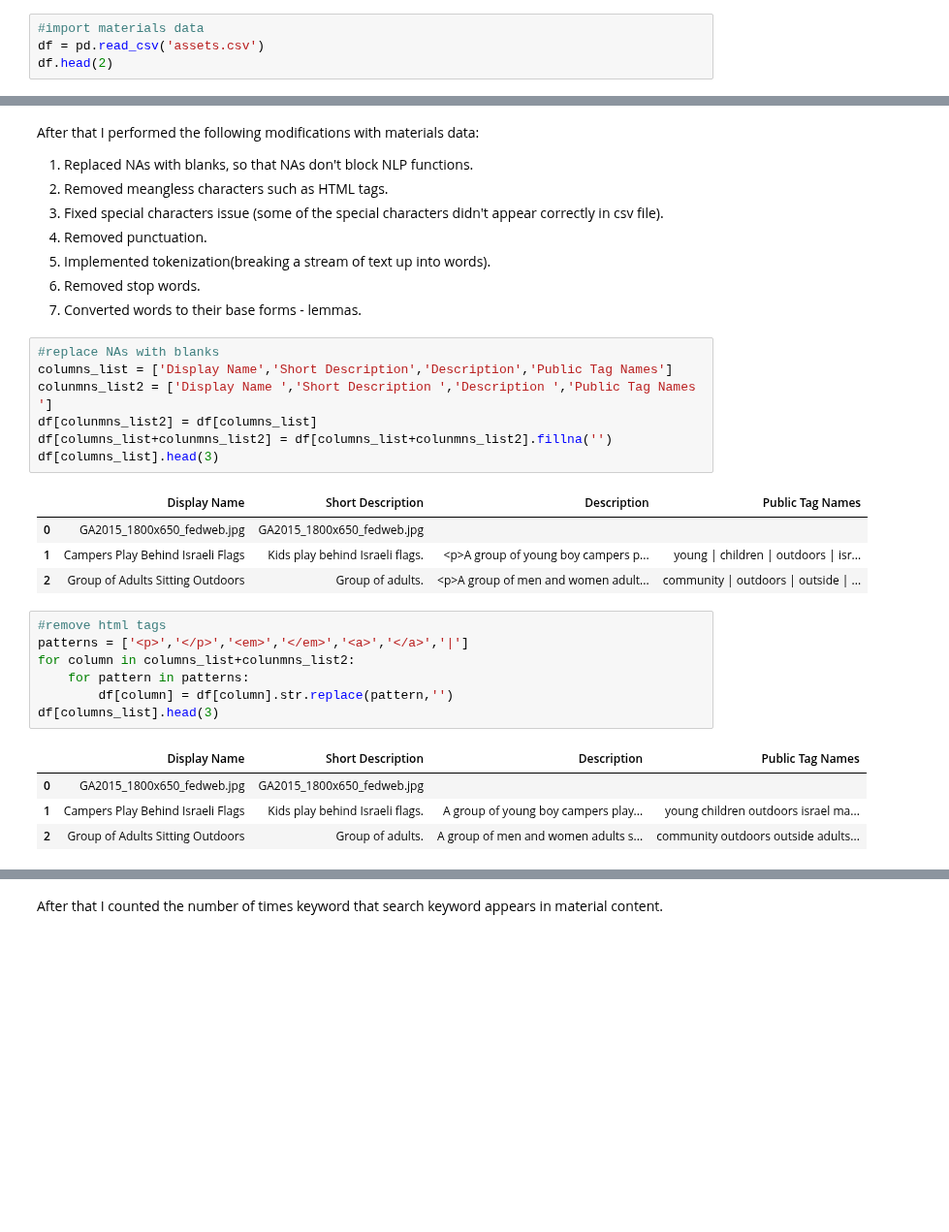
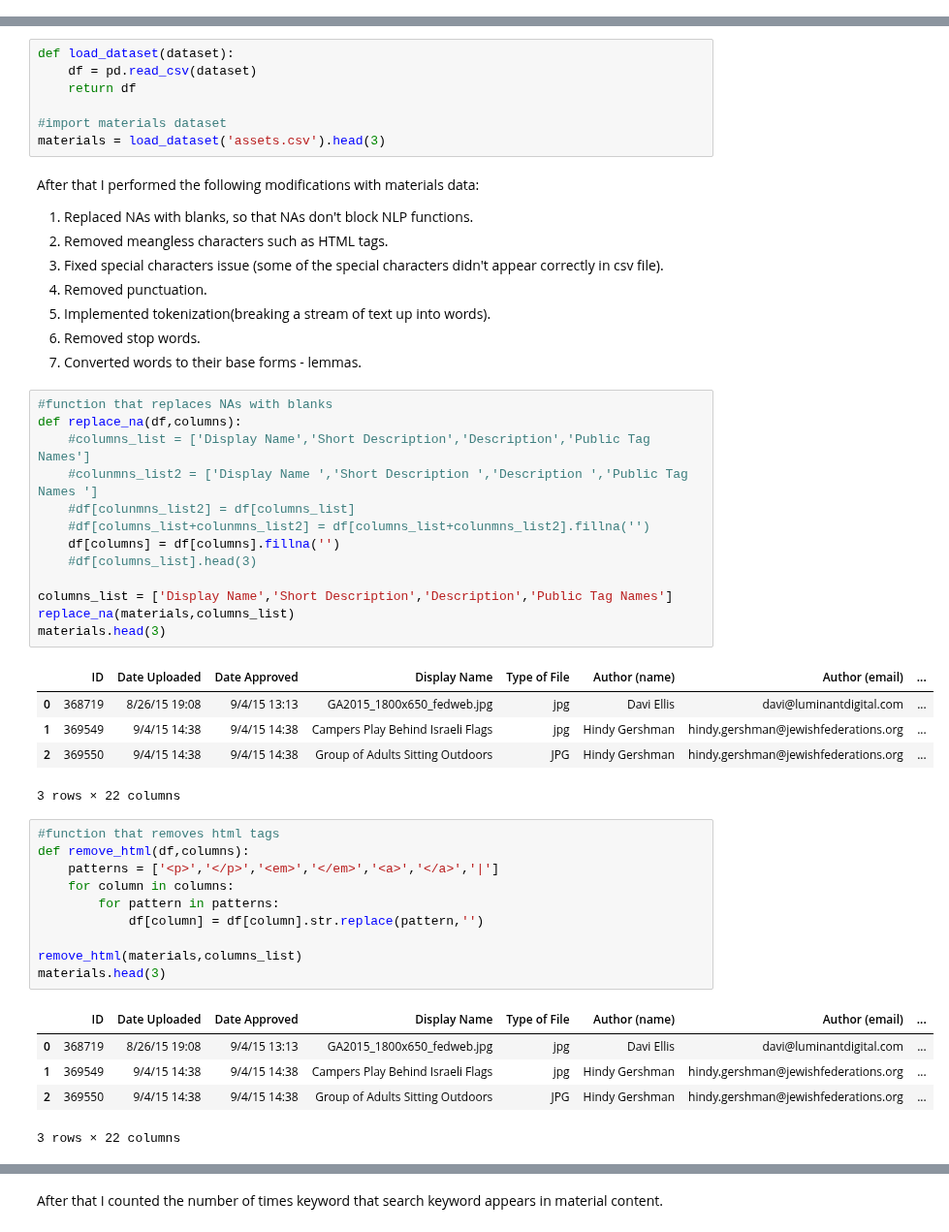
Before and after one commit to olga0503/DATA-620, a Jupyter notebook: Final_Project.ipynb, the cells around one changed output, grey strips where cells are left out. Shown at 97% size. Cells and saved outputs as stored; diff of their text form; blank space fills up the shorter version.

```diff
--- a/Final_Project.ipynb
+++ b/Final_Project.ipynb
@@ -34,4 +35,0 @@ First, I loaded materials data retrieved from DB.
-# %%
-#import materials data
-df = pd.read_csv('assets.csv')
-df.head(2)
@@ -43,3 +36,10 @@ df.head(2)
+# %%
+def load_dataset(dataset):
+    df = pd.read_csv(dataset)
+    return df
+
+#import materials dataset
+materials = load_dataset('assets.csv').head(3)
 # %% [markdown]
 After that I performed the following modifications with materials data:
 1. Replaced NAs with blanks, so that NAs don't block NLP functions.
@@ -50,27 +50,38 @@ After that I performed the following modifications with materials data:
 6. Removed stop words.
 7. Converted words to their base forms - lemmas.
 # %%
-#replace NAs with blanks
+#function that replaces NAs with blanks
+def replace_na(df,columns):
+    #columns_list = ['Display Name','Short Description','Description','Public Tag Names']
+    #colunmns_list2 = ['Display Name ','Short Description ','Description ','Public Tag Names ']
+    #df[colunmns_list2] = df[columns_list]
+    #df[columns_list+colunmns_list2] = df[columns_list+colunmns_list2].fillna('')
+    df[columns] = df[columns].fillna('')
+    #df[columns_list].head(3)
+
 columns_list = ['Display Name','Short Description','Description','Public Tag Names']
-colunmns_list2 = ['Display Name ','Short Description ','Description ','Public Tag Names ']
-df[colunmns_list2] = df[columns_list]
-df[columns_list+colunmns_list2] = df[columns_list+colunmns_list2].fillna('')
-df[columns_list].head(3)
+replace_na(materials,columns_list)
+materials.head(3)
 # %% [output]
-|  | Display Name | Short Description | Description | Public Tag Names |
-| 0 | GA2015_1800x650_fedweb.jpg | GA2015_1800x650_fedweb.jpg |  |  |
-| 1 | Campers Play Behind Israeli Flags | Kids play behind Israeli flags. | <p>A group of young boy campers p... | young | children | outdoors | isr... |
-| 2 | Group of Adults Sitting Outdoors | Group of adults. | <p>A group of men and women adult... | community | outdoors | outside | ... |
+|  | ID | Date Uploaded | Date Approved | Display Name | Type of File | Author (name) | Author (email) | ... |
+| 0 | 368719 | 8/26/15 19:08 | 9/4/15 13:13 | GA2015_1800x650_fedweb.jpg | jpg | Davi Ellis | davi@luminantdigital.com | ... |
+| 1 | 369549 | 9/4/15 14:38 | 9/4/15 14:38 | Campers Play Behind Israeli Flags | jpg | Hindy Gershman | hindy.gershman@jewishfederations.org | ... |
+| 2 | 369550 | 9/4/15 14:38 | 9/4/15 14:38 | Group of Adults Sitting Outdoors | JPG | Hindy Gershman | hindy.gershman@jewishfederations.org | ... |
+3 rows × 22 columns
 # %%
-#remove html tags
-patterns = ['<p>','</p>','<em>','</em>','<a>','</a>','|']
-for column in columns_list+colunmns_list2:
-    for pattern in patterns:
-        df[column] = df[column].str.replace(pattern,'')
-df[columns_list].head(3)
+#function that removes html tags
+def remove_html(df,columns):
+    patterns = ['<p>','</p>','<em>','</em>','<a>','</a>','|']
+    for column in columns:
+        for pattern in patterns:
+            df[column] = df[column].str.replace(pattern,'')
+
+remove_html(materials,columns_list)
+materials.head(3)
 # %% [output]
-|  | Display Name | Short Description | Description | Public Tag Names |
-| 0 | GA2015_1800x650_fedweb.jpg | GA2015_1800x650_fedweb.jpg |  |  |
-| 1 | Campers Play Behind Israeli Flags | Kids play behind Israeli flags. | A group of young boy campers play... | young children outdoors israel ma... |
-| 2 | Group of Adults Sitting Outdoors | Group of adults. | A group of men and women adults s... | community outdoors outside adults... |
+|  | ID | Date Uploaded | Date Approved | Display Name | Type of File | Author (name) | Author (email) | ... |
+| 0 | 368719 | 8/26/15 19:08 | 9/4/15 13:13 | GA2015_1800x650_fedweb.jpg | jpg | Davi Ellis | davi@luminantdigital.com | ... |
+| 1 | 369549 | 9/4/15 14:38 | 9/4/15 14:38 | Campers Play Behind Israeli Flags | jpg | Hindy Gershman | hindy.gershman@jewishfederations.org | ... |
+| 2 | 369550 | 9/4/15 14:38 | 9/4/15 14:38 | Group of Adults Sitting Outdoors | JPG | Hindy Gershman | hindy.gershman@jewishfederations.org | ... |
+3 rows × 22 columns
 # %%
```
Also changed, not shown: parts of 23 cells of this notebook.
